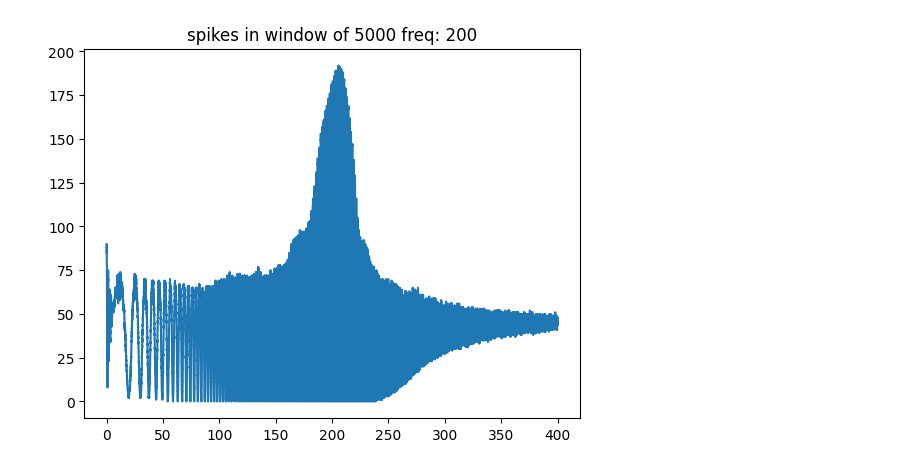
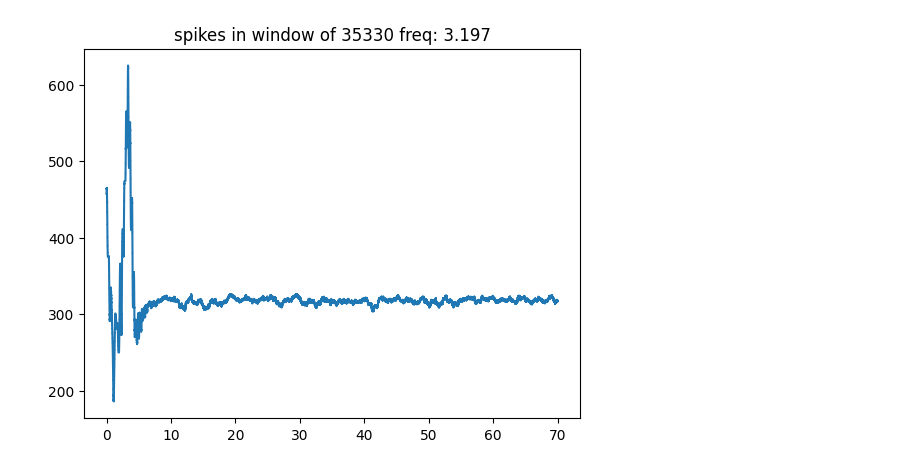
Before and after one commit to yakir4123/SNN-SCTN, a Jupyter notebook: scripts/resonator_test_sine.ipynb, the cells around one changed output. Saved outputs shown, nothing was run; the diff lists cells and outputs as text; code cells hidden in the pictures.

```diff
--- a/scripts/resonator_test_sine.ipynb
+++ b/scripts/resonator_test_sine.ipynb
@@ -4,8 +4,6 @@ import numpy as np
 from matplotlib import pyplot as plt
 from snn.resonator import create_excitatory_resonator, test_frequency, create_excitatory_inhibitory_resonator
 # %%
-
-
 def custom_resonator_output_spikes(
         freq0,
         clk_freq=int(1.536 * (10 ** 6)) * 2,
@@ -20,7 +18,7 @@ def custom_resonator_output_spikes(
     my_resonator.log_out_spikes(-1)
     # plot_network(my_resonator.network)
     start_freq = 0
-    spectrum = 2 * freq0
+    spectrum = 70#2 * float(freq0)
     test_size = int(spectrum / step)
     spikes_neuron = my_resonator.neurons[-1]
 
@@ -47,7 +45,7 @@ def custom_resonator_output_spikes(
     #                     membrane=y_membrane,
     #                     spikes=y_spikes)
 
-    spikes_window_size = 5000
+    spikes_window_size = clk_freq
     y_spikes = np.convolve(y_spikes, np.ones(spikes_window_size, dtype=int), 'valid')
     x = np.linspace(start_freq, start_freq + spectrum, len(y_spikes))
     plt.title(f'spikes in window of {spikes_window_size} freq: {freq0}')
@@ -58,8 +56,8 @@ def custom_resonator_output_spikes(
     else:
         plt.plot(x, y_spikes)
         plt.show()
-# %%
-custom_resonator_output_spikes(freq0=200)
-# %% [output]
-[figure, removed]
+# %%
+custom_resonator_output_spikes(freq0='3.197', clk_freq=35330, step=1/35330)
+# %% [output]
+[figure, added]
 # %%
```
Also changed, not shown: parts of 14 cells of this notebook, 43 other files.
